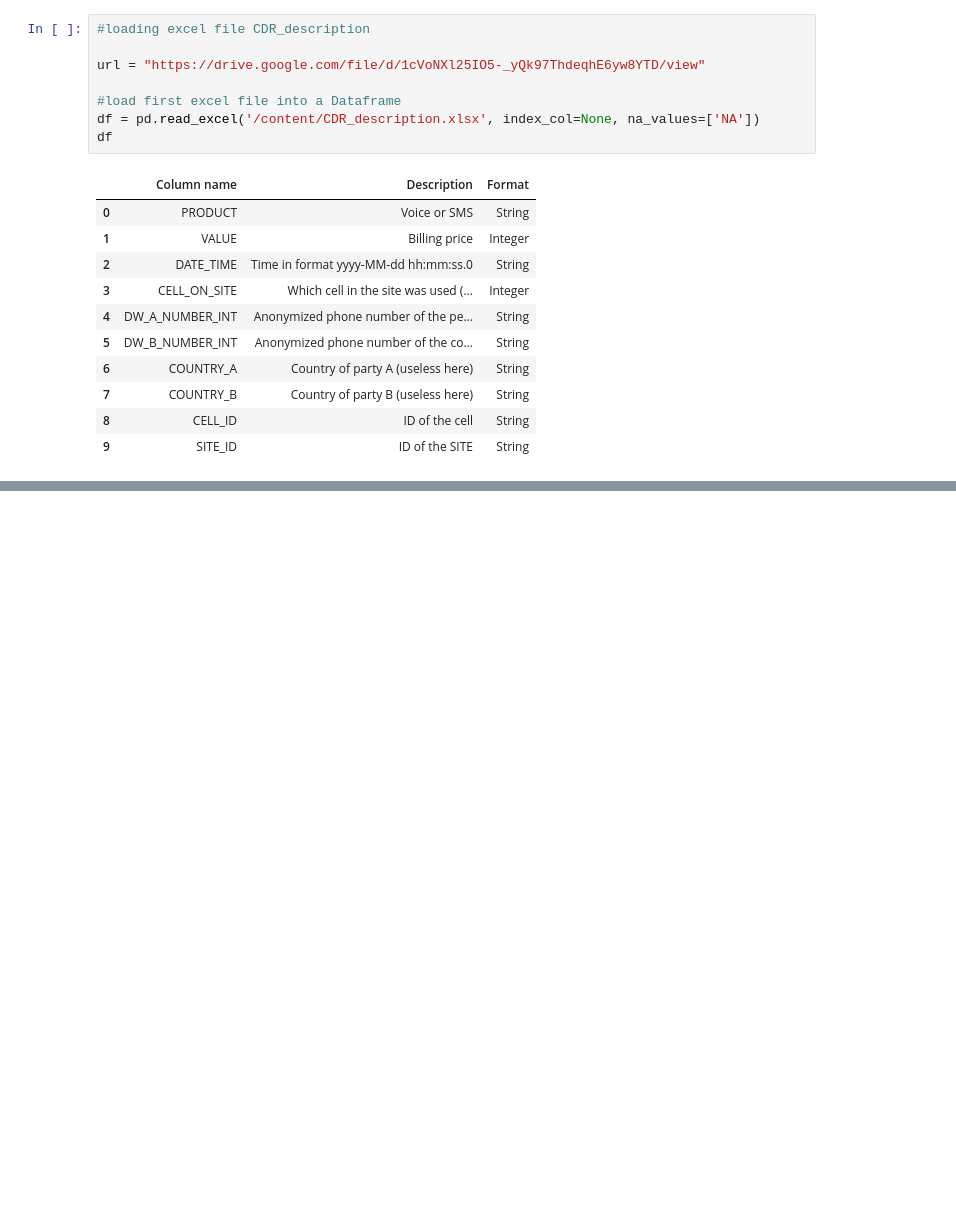
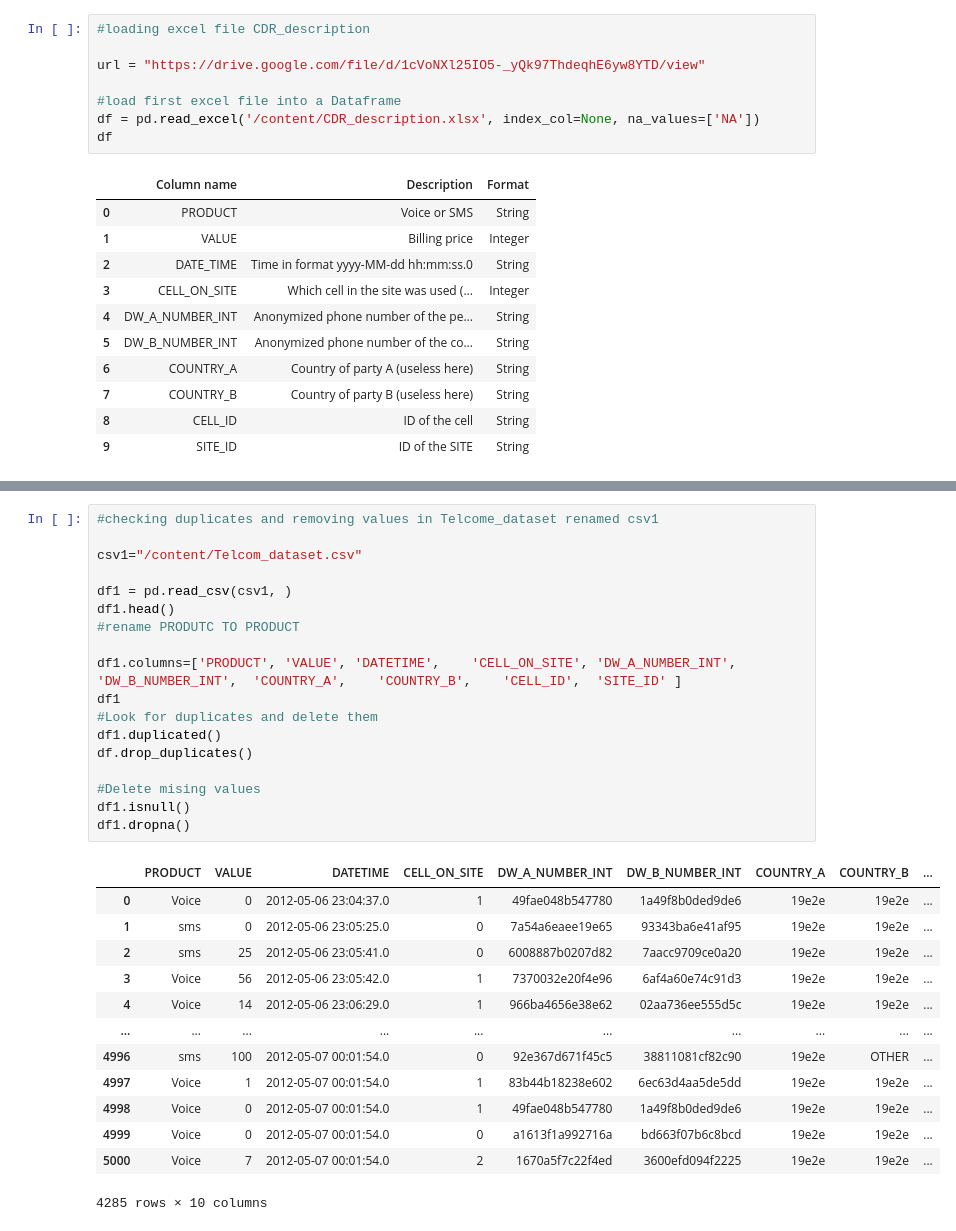
Before and after one commit to Molly-Abisage/telecom_report, a Jupyter notebook: Moringa_Data_Science_Prep_W3_Independent_Project_2020_07_Molly_Abisage_DataReport_.ipynb, the cells around one changed output, grey strips where cells are left out. Cells and saved outputs as stored; diff of their text form; blank space fills up the shorter version.

```diff
--- a/Moringa_Data_Science_Prep_W3_Independent_Project_2020_07_Molly_Abisage_DataReport_.ipynb
+++ b/Moringa_Data_Science_Prep_W3_Independent_Project_2020_07_Molly_Abisage_DataReport_.ipynb
@@ -121,0 +131,32 @@ isnull()
+# %%
+#checking duplicates and removing values in Telcome_dataset renamed csv1
+
+csv1="/content/Telcom_dataset.csv"
+
+df1 = pd.read_csv(csv1, )
+df1.head()
+#rename PRODUTC TO PRODUCT
+
+df1.columns=['PRODUCT', 'VALUE', 'DATETIME',	'CELL_ON_SITE',	'DW_A_NUMBER_INT',	'DW_B_NUMBER_INT',	'COUNTRY_A',	'COUNTRY_B',	'CELL_ID',	'SITE_ID' ]
+df1
+#Look for duplicates and delete them
+df1.duplicated()
+df.drop_duplicates()
+
+#Delete mising values
+df1.isnull()
+df1.dropna()
+# %% [output]
+|  | PRODUCT | VALUE | DATETIME | CELL_ON_SITE | DW_A_NUMBER_INT | DW_B_NUMBER_INT | COUNTRY_A | COUNTRY_B | ... |
+| 0 | Voice | 0 | 2012-05-06 23:04:37.0 | 1 | 49fae048b547780 | 1a49f8b0ded9de6 | 19e2e | 19e2e | ... |
+| 1 | sms | 0 | 2012-05-06 23:05:25.0 | 0 | 7a54a6eaee19e65 | 93343ba6e41af95 | 19e2e | 19e2e | ... |
+| 2 | sms | 25 | 2012-05-06 23:05:41.0 | 0 | 6008887b0207d82 | 7aacc9709ce0a20 | 19e2e | 19e2e | ... |
+| 3 | Voice | 56 | 2012-05-06 23:05:42.0 | 1 | 7370032e20f4e96 | 6af4a60e74c91d3 | 19e2e | 19e2e | ... |
+| 4 | Voice | 14 | 2012-05-06 23:06:29.0 | 1 | 966ba4656e38e62 | 02aa736ee555d5c | 19e2e | 19e2e | ... |
+| ... | ... | ... | ... | ... | ... | ... | ... | ... | ... |
+| 4996 | sms | 100 | 2012-05-07 00:01:54.0 | 0 | 92e367d671f45c5 | 38811081cf82c90 | 19e2e | OTHER | ... |
+| 4997 | Voice | 1 | 2012-05-07 00:01:54.0 | 1 | 83b44b18238e602 | 6ec63d4aa5de5dd | 19e2e | 19e2e | ... |
+| 4998 | Voice | 0 | 2012-05-07 00:01:54.0 | 1 | 49fae048b547780 | 1a49f8b0ded9de6 | 19e2e | 19e2e | ... |
+| 4999 | Voice | 0 | 2012-05-07 00:01:54.0 | 0 | a1613f1a992716a | bd663f07b6c8bcd | 19e2e | 19e2e | ... |
+| 5000 | Voice | 7 | 2012-05-07 00:01:54.0 | 2 | 1670a5f7c22f4ed | 3600efd094f2225 | 19e2e | 19e2e | ... |
+4285 rows × 10 columns
```
Also changed, not shown: parts of 7 cells of this notebook.
